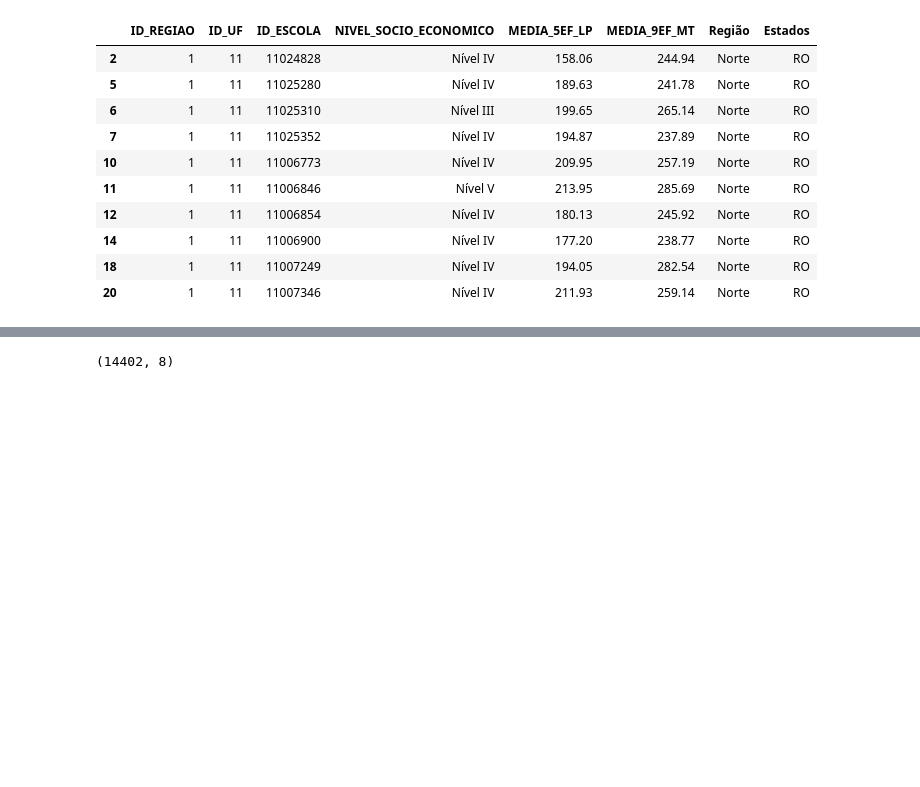
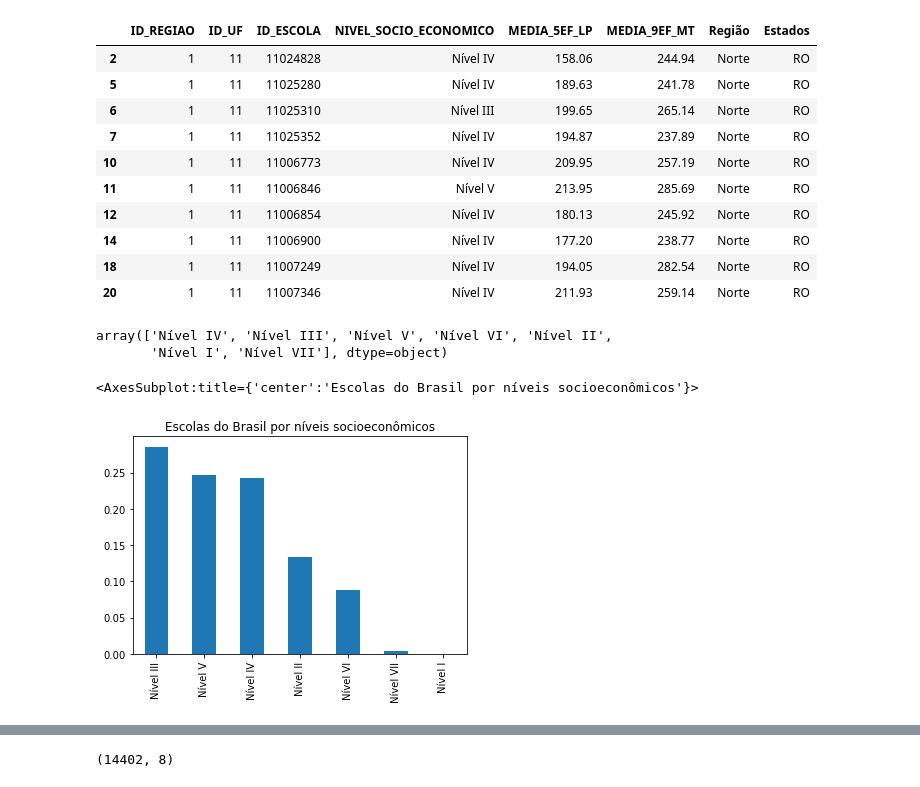
Before and after one commit to freitaasw/Analises_Saeb, a Jupyter notebook: Análises Saeb 2019/correlações/Regiões.ipynb, the cells around one changed output, grey strips where cells are left out. Saved outputs shown, nothing was run; the diff lists cells and outputs as text; code cells hidden in the pictures; blank space fills up the shorter version.

```diff
--- a/Análises Saeb 2019/correlações/Regiões.ipynb
+++ b/Análises Saeb 2019/correlações/Regiões.ipynb
@@ -99,3 +99,16 @@ df.head(10)
 | 14 | 1 | 11 | 11006900 | Nível IV | 177.20 | 238.77 | Norte | RO |
 | 18 | 1 | 11 | 11007249 | Nível IV | 194.05 | 282.54 | Norte | RO |
 | 20 | 1 | 11 | 11007346 | Nível IV | 211.93 | 259.14 | Norte | RO |
+# %%
+# Identificando os níveis das escolas
+df['NIVEL_SOCIO_ECONOMICO'].unique()
+# %% [output]
+array(['Nível IV', 'Nível III', 'Nível V', 'Nível VI', 'Nível II',
+       'Nível I', 'Nível VII'], dtype=object)
+# %%
+# Análises das escolas por níveis socioeconômicos
+%matplotlib inline
+df['NIVEL_SOCIO_ECONOMICO'].value_counts(normalize=True).plot.bar(title='Escolas do Brasil por níveis socioeconômicos')
+# %% [output]
+<AxesSubplot:title={'center':'Escolas do Brasil por níveis socioeconômicos'}>
+[figure, added]
```
Also changed, not shown: parts of 18 cells of this notebook, 1 other file.
